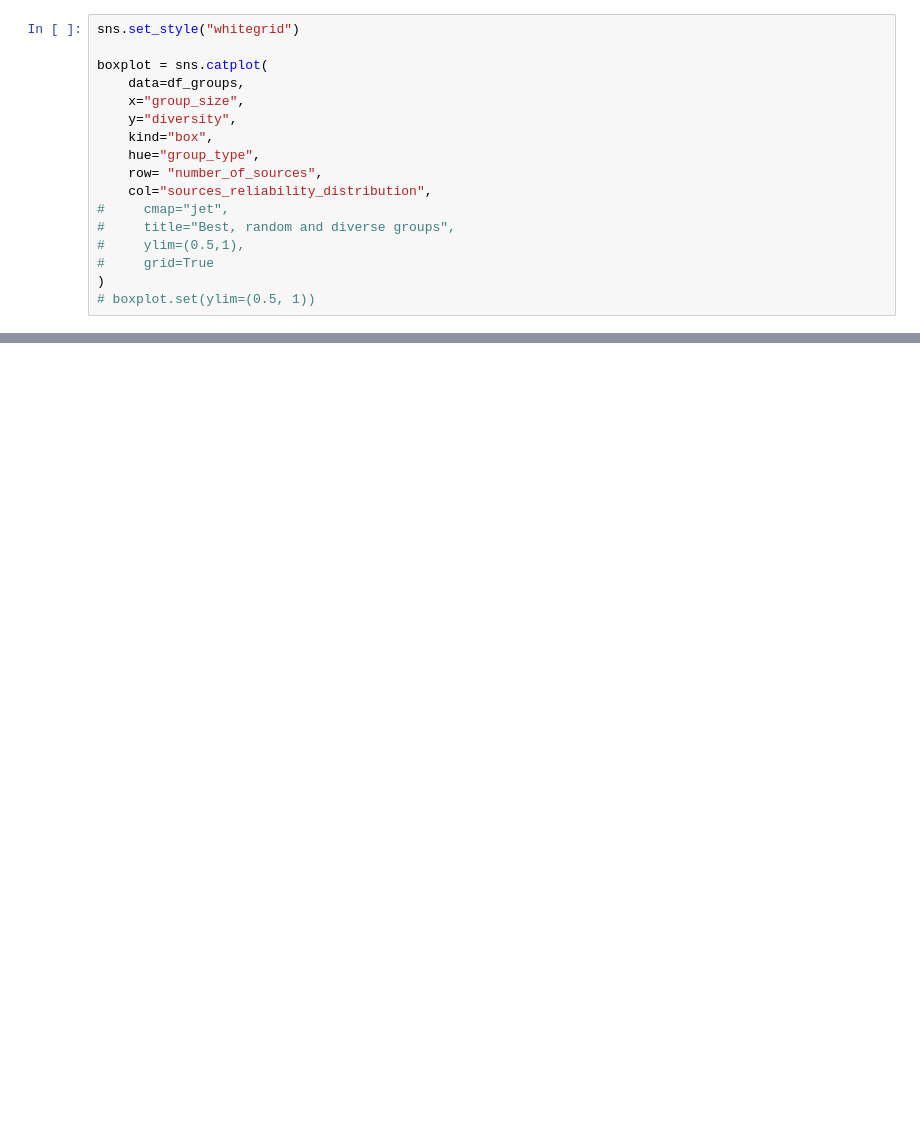
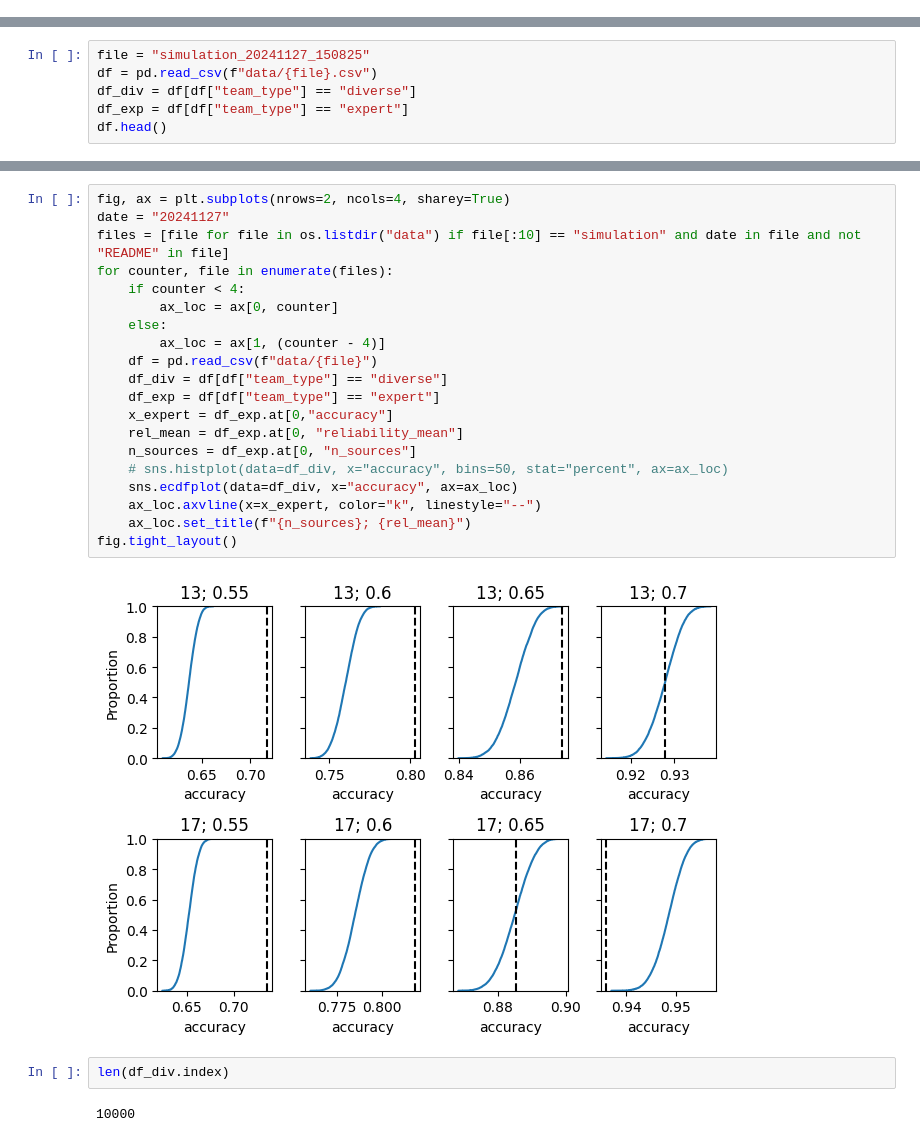
Before and after one commit to HeinDuijf/DiversityAbility, a Jupyter notebook: DataAnalysis.ipynb, the cells around one changed output, grey strips where cells are left out. Saved outputs shown, nothing was run; the diff lists cells and outputs as text; blank space fills up the shorter version.

Commit message:
started new data analysis

```diff
--- a/DataAnalysis.ipynb
+++ b/DataAnalysis.ipynb
@@ -533,17 +0,0 @@ sns.catplot(
-# %%
-sns.set_style("whitegrid")
-
-boxplot = sns.catplot(
-    data=df_groups,
-    x="group_size",
-    y="diversity",
-    kind="box",
-    hue="group_type",
-    row= "number_of_sources",
-    col="sources_reliability_distribution",
-#     cmap="jet",
-#     title="Best, random and diverse groups",
-#     ylim=(0.5,1),
-#     grid=True
-)
-# boxplot.set(ylim=(0.5, 1))
@@ -805,0 +13,6 @@ df.to_csv("data/test.csv")
+# %%
+file = "simulation_20241127_150825"
+df = pd.read_csv(f"data/{file}.csv")
+df_div = df[df["team_type"] == "diverse"]
+df_exp = df[df["team_type"] == "expert"]
+df.head()
@@ -805,0 +26,26 @@ df.to_csv("data/test.csv")
+# %%
+fig, ax = plt.subplots(nrows=2, ncols=4, sharey=True)
+date = "20241127"
+files = [file for file in os.listdir("data") if file[:10] == "simulation" and date in file and not "README" in file]
+for counter, file in enumerate(files):
+    if counter < 4:
+        ax_loc = ax[0, counter]
+    else:
+        ax_loc = ax[1, (counter - 4)]
+    df = pd.read_csv(f"data/{file}")
+    df_div = df[df["team_type"] == "diverse"]
+    df_exp = df[df["team_type"] == "expert"]
+    x_expert = df_exp.at[0,"accuracy"]
+    rel_mean = df_exp.at[0, "reliability_mean"]
+    n_sources = df_exp.at[0, "n_sources"]
+    # sns.histplot(data=df_div, x="accuracy", bins=50, stat="percent", ax=ax_loc)
+    sns.ecdfplot(data=df_div, x="accuracy", ax=ax_loc)
+    ax_loc.axvline(x=x_expert, color="k", linestyle="--")
+    ax_loc.set_title(f"{n_sources}; {rel_mean}")
+fig.tight_layout()
+# %% [output]
+[figure, added]
+# %%
+len(df_div.index)
+# %% [output]
+10000
```
Also changed, not shown: parts of 63 cells of this notebook.
